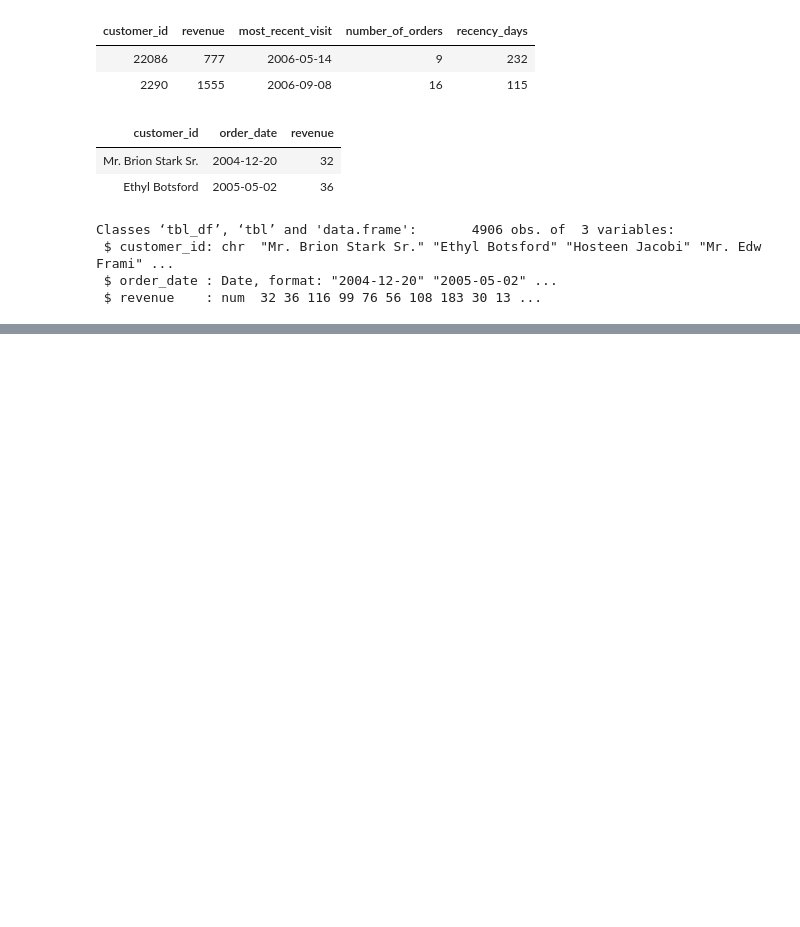
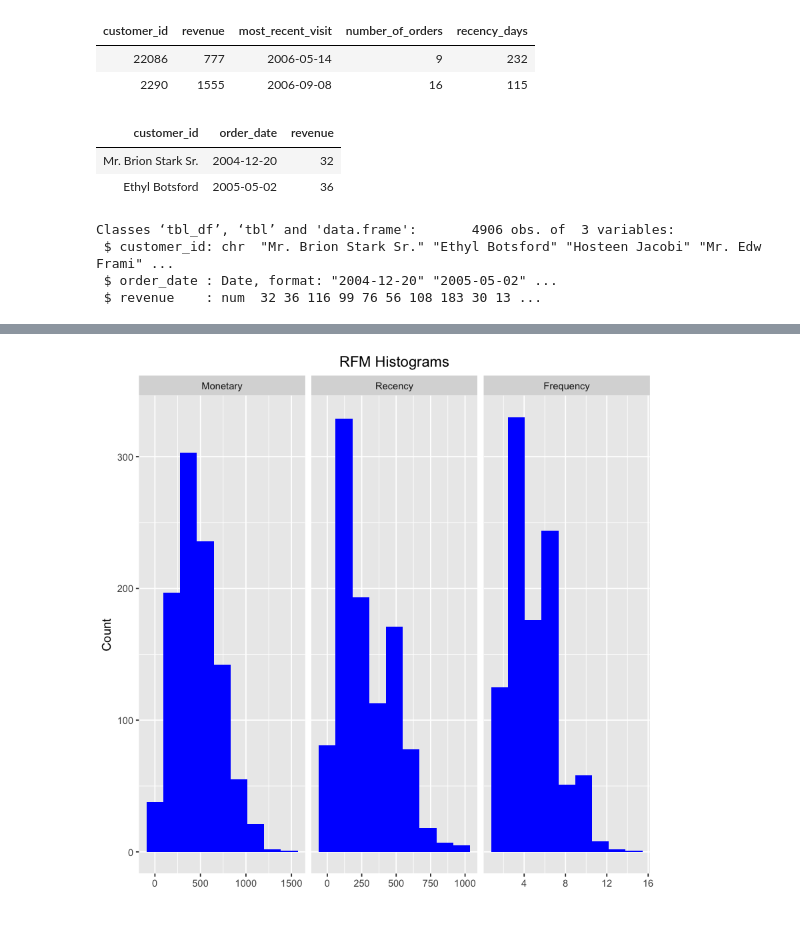
Before and after one commit to zhenxu66/R_business_analyst, a Jupyter notebook: RFM.ipynb, the cells around one changed output, grey strips where cells are left out. Saved outputs shown, nothing was run; the diff lists cells and outputs as text; code cells hidden in the pictures; blank space fills up the shorter version.

```diff
--- a/RFM.ipynb
+++ b/RFM.ipynb
@@ -89,0 +99,5 @@ head(rfm_result$rfm,2)
+# %%
+# Histogram 分布
+rfm_histograms(rfm_result)
+# %% [output]
+[figure, added]
```
Also changed, not shown: parts of 29 cells of this notebook.
